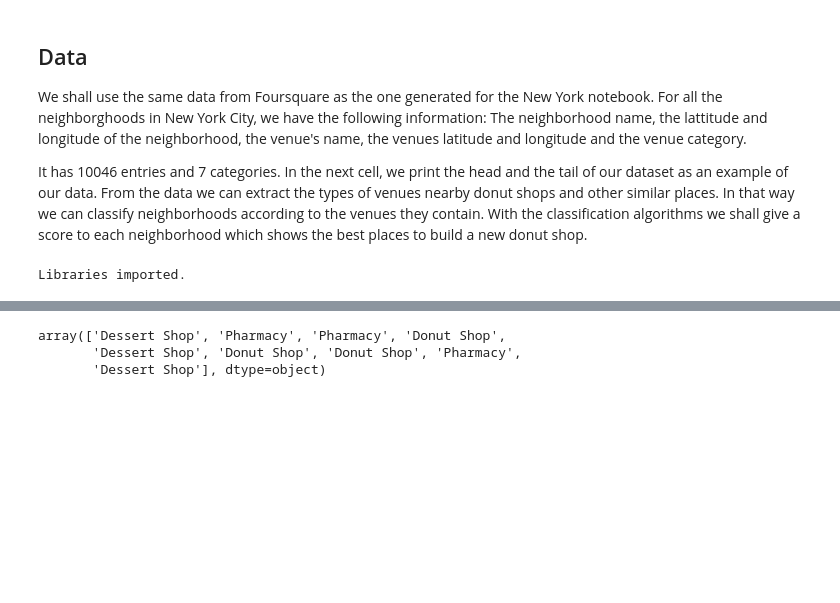
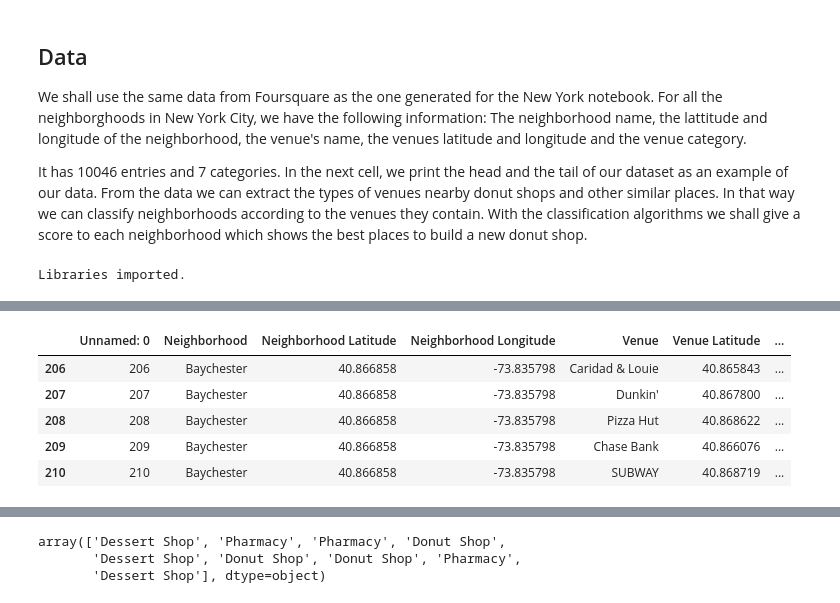
Before and after one commit to pinerofernando/Coursera_Captstone, a Jupyter notebook: Coursera_Capstone_4.ipynb, the cells around one changed output, grey strips where cells are left out. Saved outputs shown, nothing was run; the diff lists cells and outputs as text; code cells hidden in the pictures; blank space fills up the shorter version.

```diff
--- a/Coursera_Capstone_4.ipynb
+++ b/Coursera_Capstone_4.ipynb
@@ -111,0 +131,9 @@ There are no suitable sites to convert into Donut Shop.
+# %%
+y_sub.head()
+# %% [output]
+|  | Unnamed: 0 | Neighborhood | Neighborhood Latitude | Neighborhood Longitude | Venue | Venue Latitude | ... |
+| 206 | 206 | Baychester | 40.866858 | -73.835798 | Caridad & Louie | 40.865843 | ... |
+| 207 | 207 | Baychester | 40.866858 | -73.835798 | Dunkin' | 40.867800 | ... |
+| 208 | 208 | Baychester | 40.866858 | -73.835798 | Pizza Hut | 40.868622 | ... |
+| 209 | 209 | Baychester | 40.866858 | -73.835798 | Chase Bank | 40.866076 | ... |
+| 210 | 210 | Baychester | 40.866858 | -73.835798 | SUBWAY | 40.868719 | ... |
```
Also changed, not shown: parts of 7 cells of this notebook.
